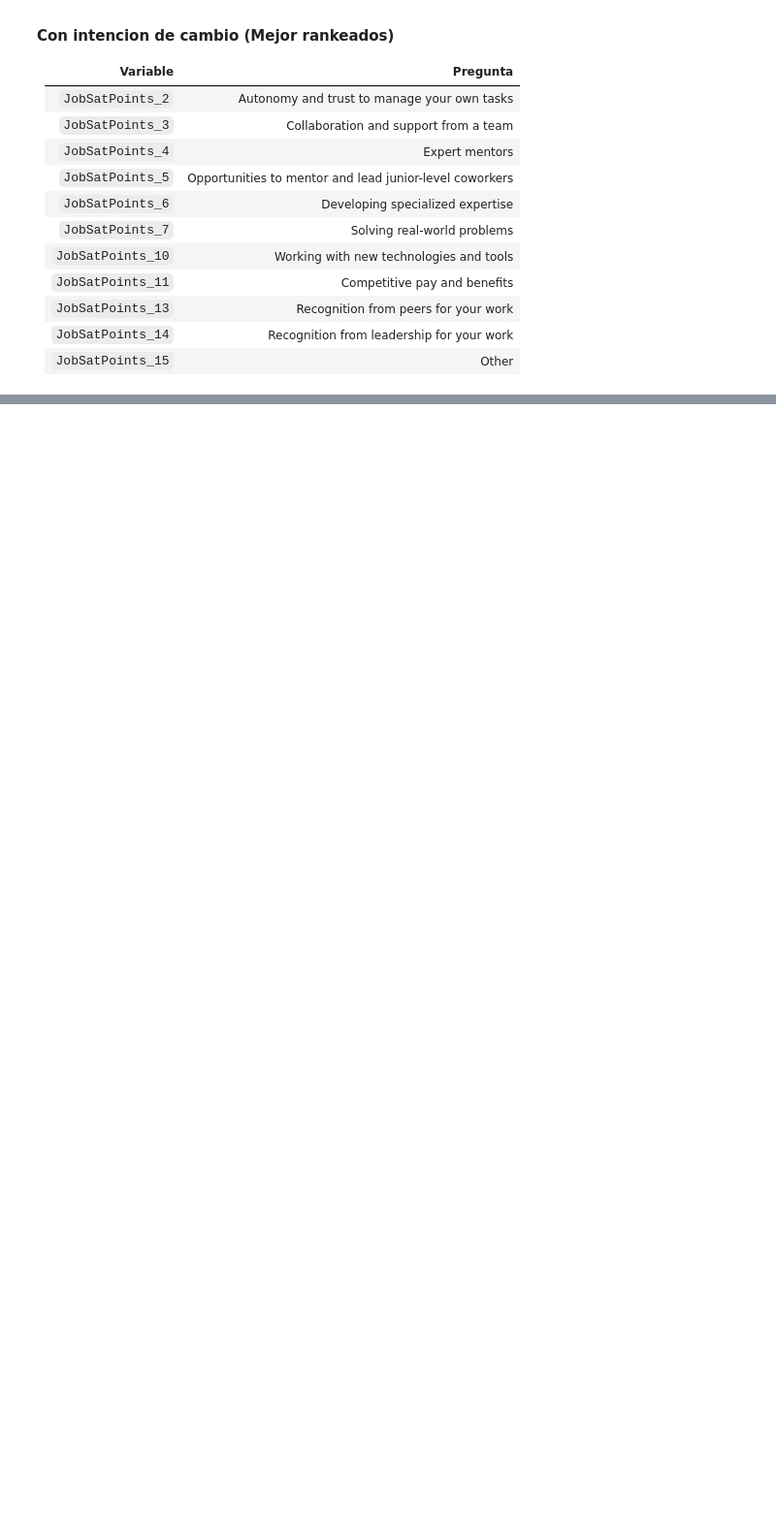
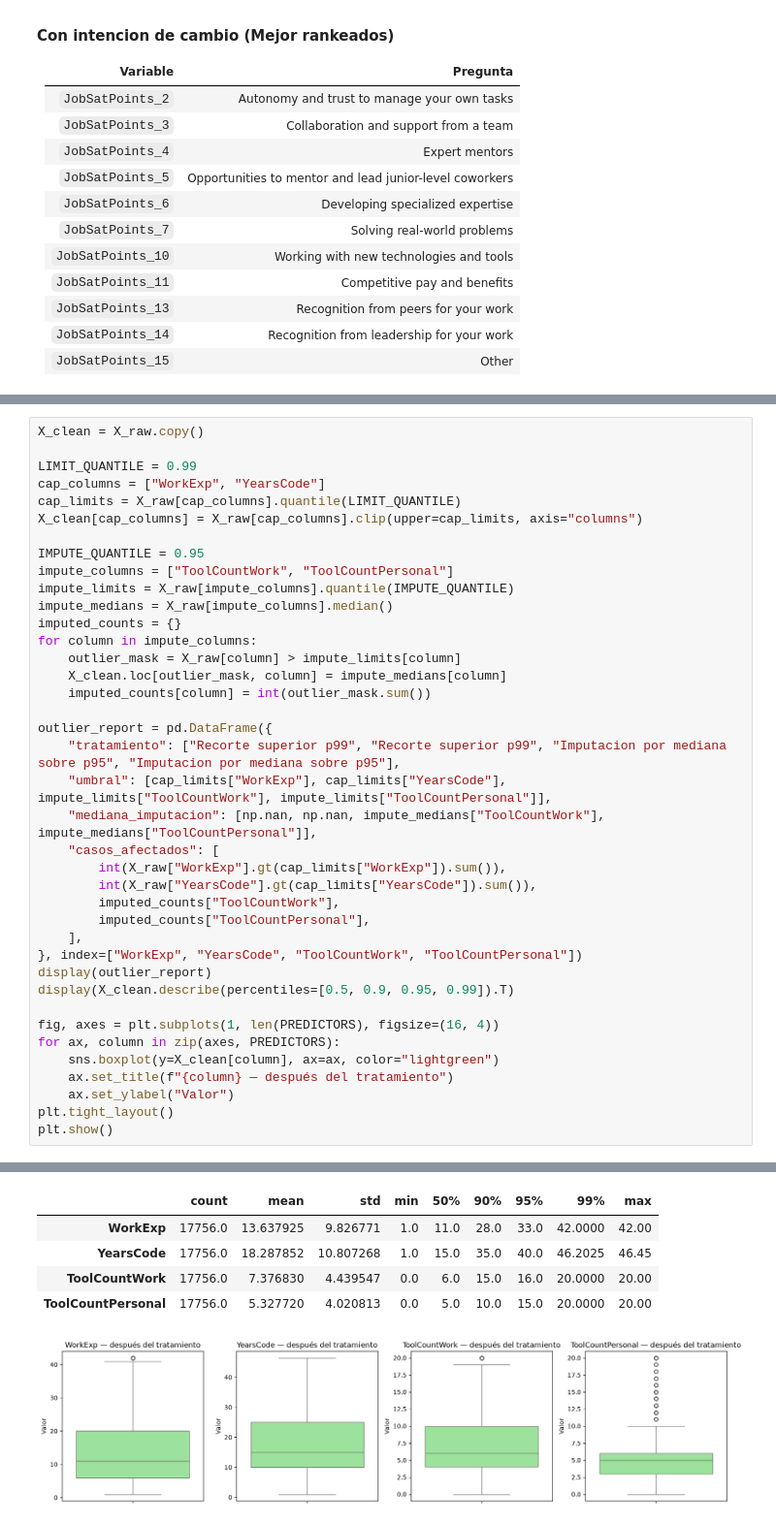
Before and after one commit to MateoGarrido13/StackOverflow-G23, a Jupyter notebook: Grupo23-Fund_C_Datos-StackOverflow.ipynb, the cells around one changed output, grey strips where cells are left out. Shown at 97% size. Drawn from its saved outputs; the diff is of its cells as text; blank space fills up the shorter version.

```diff
--- a/Grupo23-Fund_C_Datos-StackOverflow.ipynb
+++ b/Grupo23-Fund_C_Datos-StackOverflow.ipynb
@@ -1342,0 +1764,40 @@ Observamos que valores cercanos a 15 (peor rankeados) en #1, #9 y #8, empujan al
+# %%
+X_clean = X_raw.copy()
+
+LIMIT_QUANTILE = 0.99
+cap_columns = ["WorkExp", "YearsCode"]
+cap_limits = X_raw[cap_columns].quantile(LIMIT_QUANTILE)
+X_clean[cap_columns] = X_raw[cap_columns].clip(upper=cap_limits, axis="columns")
+
+IMPUTE_QUANTILE = 0.95
+impute_columns = ["ToolCountWork", "ToolCountPersonal"]
+impute_limits = X_raw[impute_columns].quantile(IMPUTE_QUANTILE)
+impute_medians = X_raw[impute_columns].median()
+imputed_counts = {}
+for column in impute_columns:
+    outlier_mask = X_raw[column] > impute_limits[column]
+    X_clean.loc[outlier_mask, column] = impute_medians[column]
+    imputed_counts[column] = int(outlier_mask.sum())
+
+outlier_report = pd.DataFrame({
+    "tratamiento": ["Recorte superior p99", "Recorte superior p99", "Imputacion por mediana sobre p95", "Imputacion por mediana sobre p95"],
+    "umbral": [cap_limits["WorkExp"], cap_limits["YearsCode"], impute_limits["ToolCountWork"], impute_limits["ToolCountPersonal"]],
+    "mediana_imputacion": [np.nan, np.nan, impute_medians["ToolCountWork"], impute_medians["ToolCountPersonal"]],
+    "casos_afectados": [
+        int(X_raw["WorkExp"].gt(cap_limits["WorkExp"]).sum()),
+        int(X_raw["YearsCode"].gt(cap_limits["YearsCode"]).sum()),
+        imputed_counts["ToolCountWork"],
+        imputed_counts["ToolCountPersonal"],
+    ],
+}, index=["WorkExp", "YearsCode", "ToolCountWork", "ToolCountPersonal"])
+display(outlier_report)
+display(X_clean.describe(percentiles=[0.5, 0.9, 0.95, 0.99]).T)
+
+fig, axes = plt.subplots(1, len(PREDICTORS), figsize=(16, 4))
+for ax, column in zip(axes, PREDICTORS):
+    sns.boxplot(y=X_clean[column], ax=ax, color="lightgreen")
+    ax.set_title(f"{column} — después del tratamiento")
+    ax.set_ylabel("Valor")
+plt.tight_layout()
+plt.show()
+# %% [output]
@@ -1342,0 +1809,6 @@ Observamos que valores cercanos a 15 (peor rankeados) en #1, #9 y #8, empujan al
+|  | count | mean | std | min | 50% | 90% | 95% | 99% | max |
+| WorkExp | 17756.0 | 13.637925 | 9.826771 | 1.0 | 11.0 | 28.0 | 33.0 | 42.0000 | 42.00 |
+| YearsCode | 17756.0 | 18.287852 | 10.807268 | 1.0 | 15.0 | 35.0 | 40.0 | 46.2025 | 46.45 |
+| ToolCountWork | 17756.0 | 7.376830 | 4.439547 | 0.0 | 6.0 | 15.0 | 16.0 | 20.0000 | 20.00 |
+| ToolCountPersonal | 17756.0 | 5.327720 | 4.020813 | 0.0 | 5.0 | 10.0 | 15.0 | 20.0000 | 20.00 |
+[figure, added]
```
Also changed, not shown: parts of 46 cells of this notebook.
